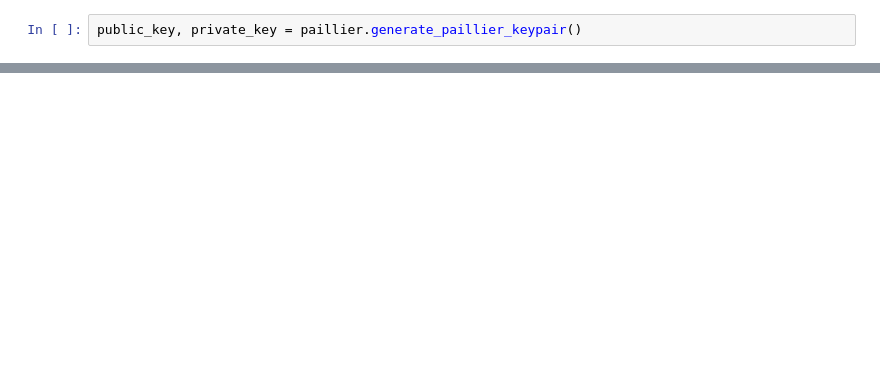
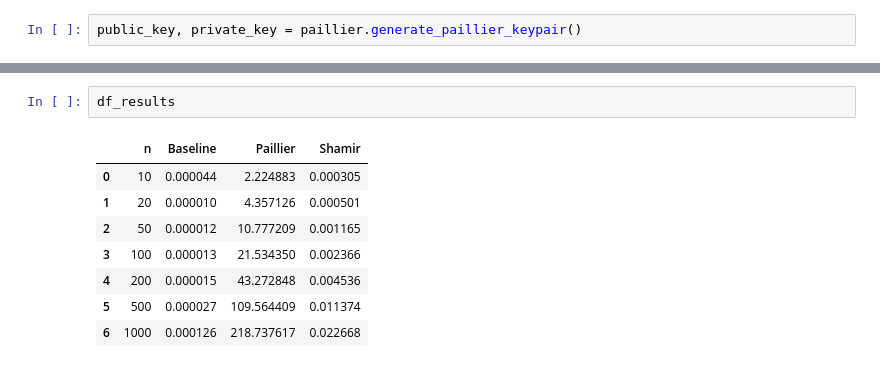
Before and after one commit to bachnguyen234/cs323-project-4, a Jupyter notebook: cs323-project-3.ipynb, the cells around one changed output, grey strips where cells are left out. Cells and saved outputs as stored; diff of their text form; blank space fills up the shorter version.

```diff
--- a/cs323-project-3.ipynb
+++ b/cs323-project-3.ipynb
@@ -101,0 +144,11 @@ Reconstructed secret: 12345
+# %%
+df_results
+# %% [output]
+|  | n | Baseline | Paillier | Shamir |
+| 0 | 10 | 0.000044 | 2.224883 | 0.000305 |
+| 1 | 20 | 0.000010 | 4.357126 | 0.000501 |
+| 2 | 50 | 0.000012 | 10.777209 | 0.001165 |
+| 3 | 100 | 0.000013 | 21.534350 | 0.002366 |
+| 4 | 200 | 0.000015 | 43.272848 | 0.004536 |
+| 5 | 500 | 0.000027 | 109.564409 | 0.011374 |
+| 6 | 1000 | 0.000126 | 218.737617 | 0.022668 |
```
Also changed, not shown: parts of 7 cells of this notebook.
